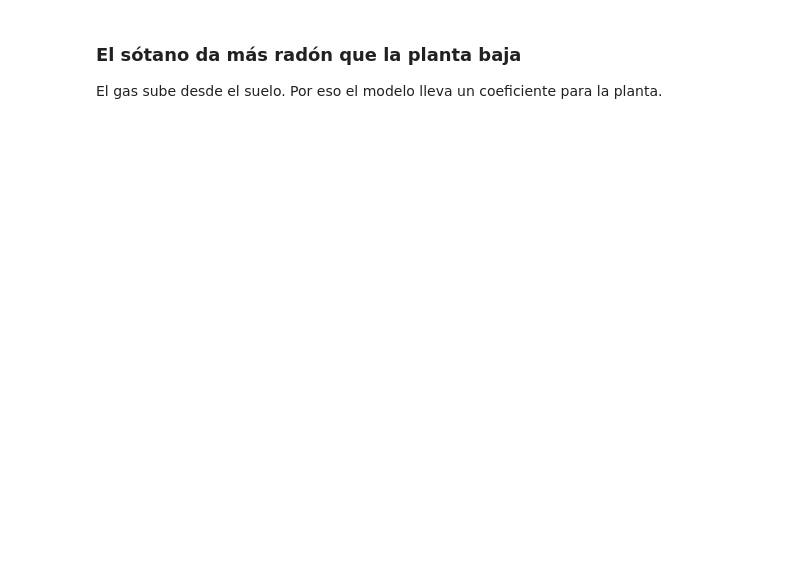
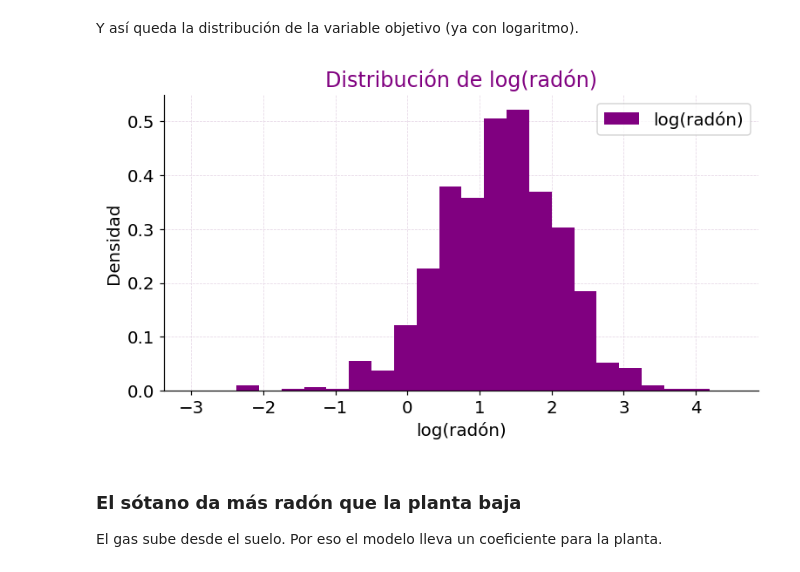
Before and after one commit to lhansa/seminar-bayes, a Jupyter notebook: notebooks/radon.ipynb, the cells around one changed output. Drawn from its saved outputs; the diff is of its cells as text; code cells hidden in the pictures; blank space fills up the shorter version.

Commit message:
Lectura del notebook radon

```diff
--- a/notebooks/radon.ipynb
+++ b/notebooks/radon.ipynb
@@ -91,3 +126,16 @@ df.head()
+# %% [markdown]
+Y así queda la distribución de la variable objetivo (ya con logaritmo).
+# %%
+bordes = np.linspace(-3, 4.5, 25)
+fig, ax = plt.subplots(figsize=(8, 4))
+ax.hist(df["log_radon"], bins=bordes, density=True, color=ACENTO, label="log(radón)")
+ax.set_xlabel("log(radón)")
+ax.set_ylabel("Densidad")
+ax.legend()
+ax.set_title("Distribución de log(radón)")
+plt.show()
+# %% [output]
+[figure, added]
 # %% [markdown]
 ### El sótano da más radón que la planta baja
 
```
Also changed, not shown: parts of 38 cells of this notebook.
